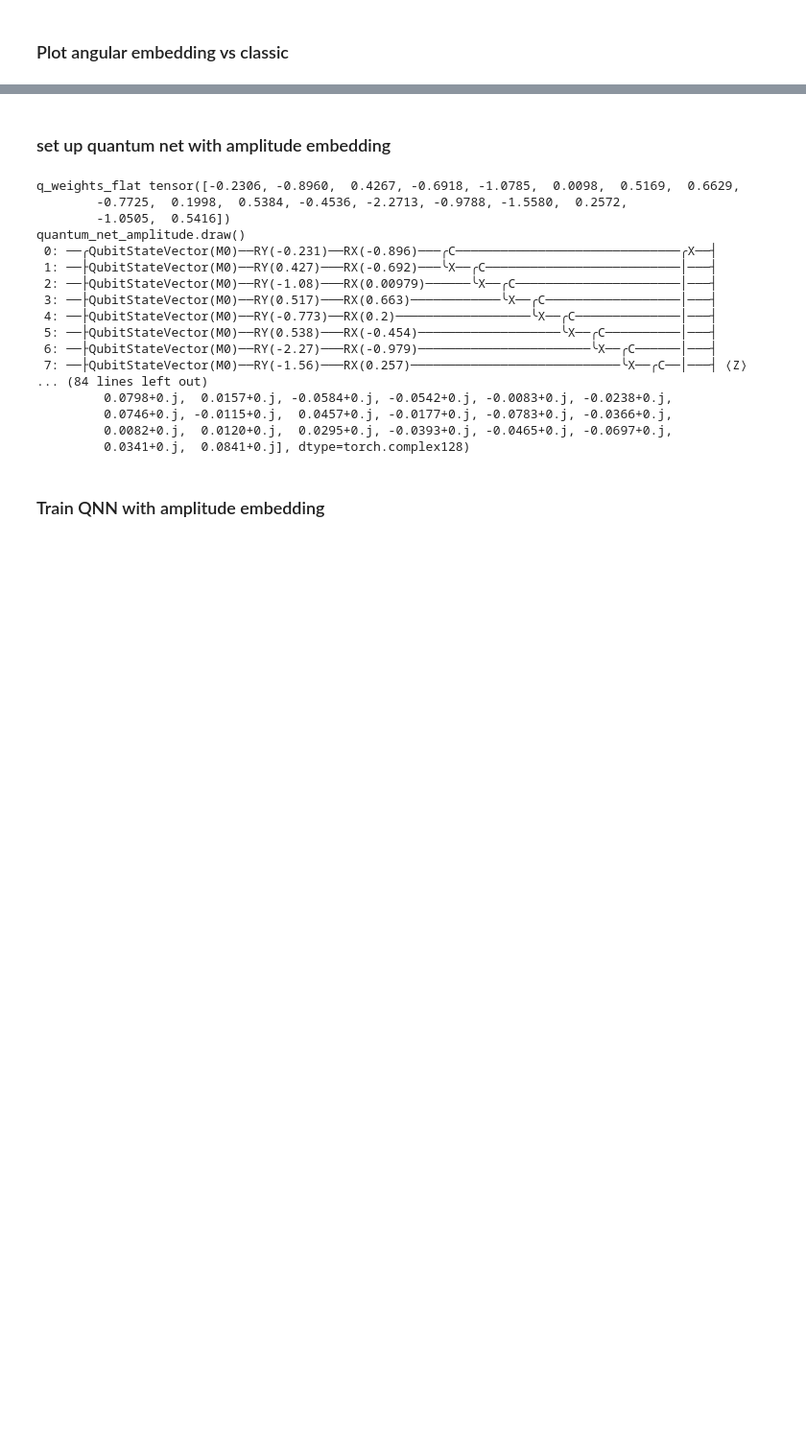
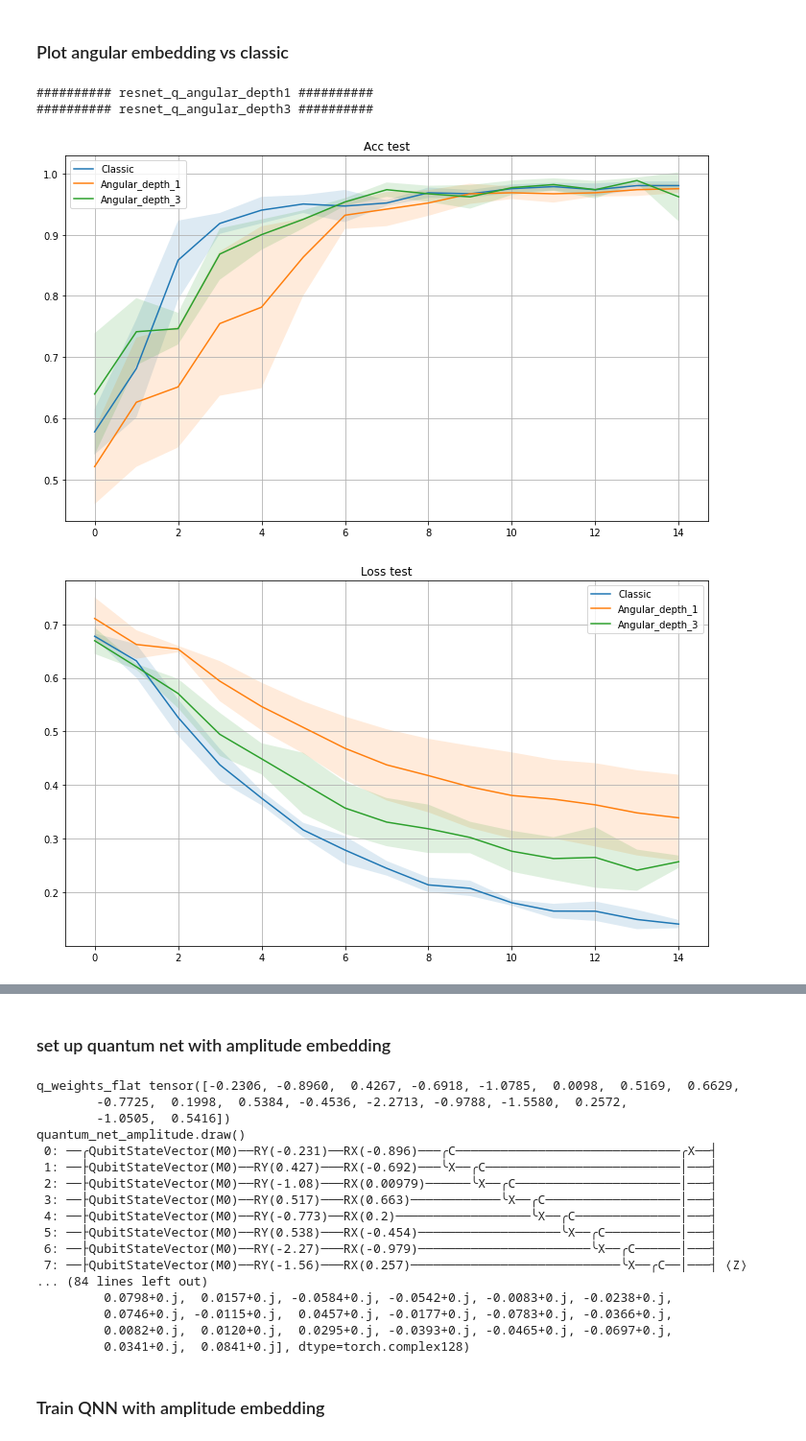
Before and after one commit to P4ppenheimer/BMW_coding_challenge, a Jupyter notebook: bmw_quantum_challenge.ipynb, the cells around one changed output, grey strips where cells are left out. Shown at 96% size. Drawn from its saved outputs; the diff is of its cells as text; code cells hidden in the pictures; blank space fills up the shorter version.

```diff
--- a/bmw_quantum_challenge.ipynb
+++ b/bmw_quantum_challenge.ipynb
@@ -503,7 +502,7 @@ num_runs = 3
 num_epochs = 3
 n_qubits = 4
 
-for q_depth in [1, 3]:
+for q_depth in [3]:
 
     q_avg_acc_train, q_avg_acc_test, q_avg_loss_train, q_avg_loss_test = run_experiment(num_runs, num_epochs, nn_type = 'angular', q_depth = q_depth)
 # %% [output]
@@ -551,7 +563,7 @@ for q_depth in [1, 3]:
 # %% [markdown]
 ### Plot angular embedding vs classic
 # %%
-def plot_stuff_combined(data_list, labels_list, title):
+def plot_stuff_combined(data_list, labels_list, title, img_path =None):
 
     plt.figure(figsize=(12,7))
     for idx, data_ in enumerate(data_list):
@@ -567,6 +579,8 @@ def plot_stuff_combined(data_list, labels_list, title):
 
     plt.legend()
     plt.grid()
+    if img_path:
+        plt.savefig(img_path)
     plt.show()
 
 
@@ -591,33 +605,38 @@ acc_train_list.append(avg_acc_train)
 loss_test_list.append(avg_loss_test)
 loss_train_list.append(avg_loss_train)
 
 labels_list.append("Classic")
 
 
 for q_depth in [1, 3]:
 
     model_name=f"resnet_q_angular_depth{q_depth}"
 
     print(f'########## {model_name} ##########')
 
     # load quantum metrics
     avg_acc_test = np.load(f'./metrics/{model_name}/avg_acc_test.npy')
     avg_acc_train = np.load(f'./metrics/{model_name}/avg_acc_train.npy')
 
     avg_loss_train = np.load(f'./metrics/{model_name}/avg_loss_train.npy')
     avg_loss_test = np.load(f'./metrics/{model_name}/avg_loss_test.npy')
 
     acc_test_list.append(avg_acc_test)
     acc_train_list.append(avg_acc_train)
 
     loss_test_list.append(avg_loss_test)
     loss_train_list.append(avg_loss_train)
 
-    labels_list.append(f"Q_Resnet_depth_{q_depth}")
+    labels_list.append(f"Angular_depth_{q_depth}")
 
 # plot in one plot
-plot_stuff_combined(acc_test_list, labels_list, title = 'Acc test')
-plot_stuff_combined(loss_test_list, labels_list, title = 'Loss test')
+plot_stuff_combined(acc_test_list, labels_list, title = 'Acc test', img_path ='./plots/acc_angular_classic.jpg')
+plot_stuff_combined(loss_test_list, labels_list, title = 'Loss test',img_path ='./plots/loss_angular_classic.jpg')
 
 plot_stuff_combined(acc_train_list, labels_list, title = 'Acc train')
 plot_stuff_combined(loss_train_list, labels_list, title = 'Loss train')
+# %% [output]
+########## resnet_q_angular_depth1 ##########
+########## resnet_q_angular_depth3 ##########
+[figure, added]
+[figure, added]
```
Also changed, not shown: parts of 8 cells of this notebook, 32 other files.
